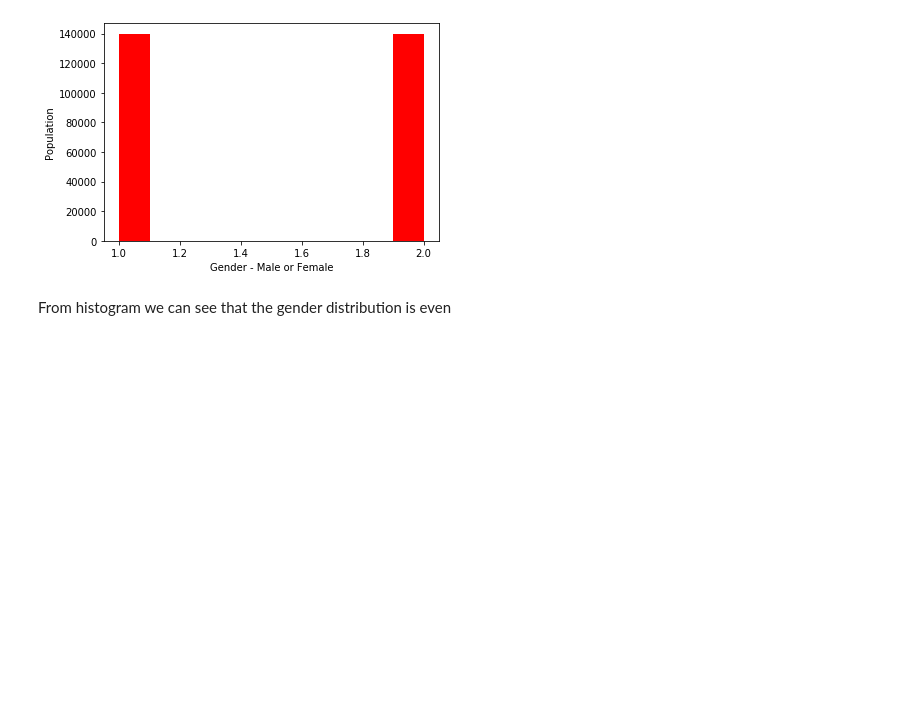
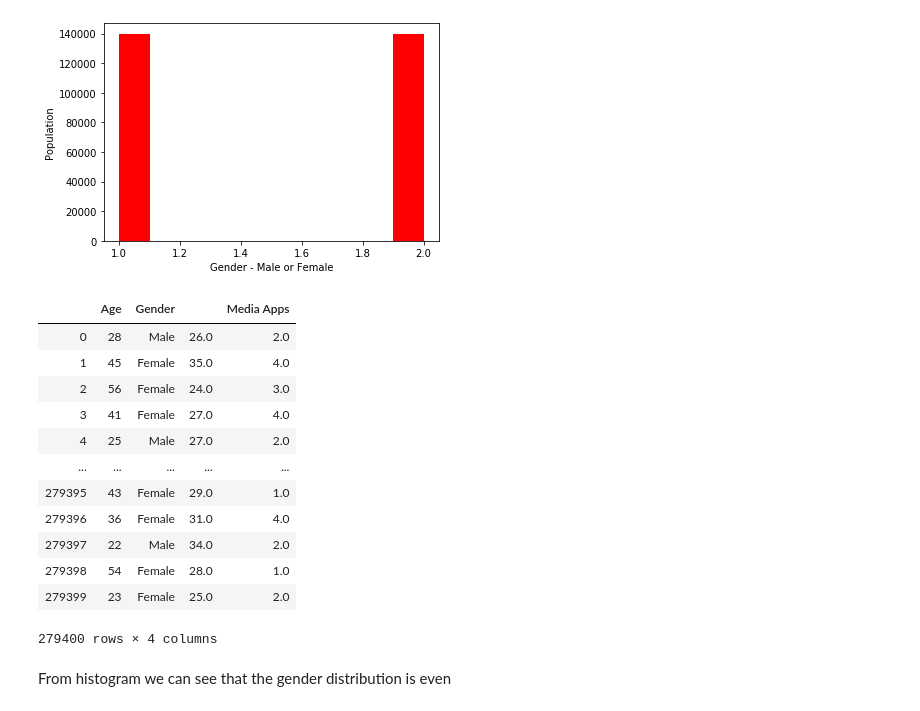
Before and after one commit to rituteval/Programming-DA--PROJECT, a Jupyter notebook: Programming DA- PROJECT.ipynb, the cells around one changed output. Drawn from its saved outputs; the diff is of its cells as text; code cells hidden in the pictures; blank space fills up the shorter version.

Commit message:
Added one table

```diff
--- a/Programming DA- PROJECT.ipynb
+++ b/Programming DA- PROJECT.ipynb
@@ -138,6 +136,27 @@ plt.xlabel("Gender - Male or Female") # Labeled x axis
 plt.show() # Showed plot
 # %% [output]
 [figure]
+# %%
+                     # Created a database
+np.random.seed(12345) # Added seed reset so the numbers stay the same every time
+
+NewData = pd.DataFrame({'Age':age.round(0), 'Gender':np.random.randint(1, 3, 279400), '':np.random.normal(30, 3, 279400).round(0),'Media Apps':np.random.uniform(1, 5, 279400).round()})
+NewData['Gender'].replace({1:'Male', 2:'Female'}, inplace=True) # Replacing numbers with strings accordingly
+NewData # Print new data frame
+# %% [output]
+|  | Age | Gender |  | Media Apps |
+| 0 | 28 | Male | 26.0 | 2.0 |
+| 1 | 45 | Female | 35.0 | 4.0 |
+| 2 | 56 | Female | 24.0 | 3.0 |
+| 3 | 41 | Female | 27.0 | 4.0 |
+| 4 | 25 | Male | 27.0 | 2.0 |
+| ... | ... | ... | ... | ... |
+| 279395 | 43 | Female | 29.0 | 1.0 |
+| 279396 | 36 | Female | 31.0 | 4.0 |
+| 279397 | 22 | Male | 34.0 | 2.0 |
+| 279398 | 54 | Female | 28.0 | 1.0 |
+| 279399 | 23 | Female | 25.0 | 2.0 |
+279400 rows × 4 columns
 # %% [markdown]
 From histogram we can see that the gender distribution is even
 # %% [markdown]
```
Also changed, not shown: parts of 9 cells of this notebook.
